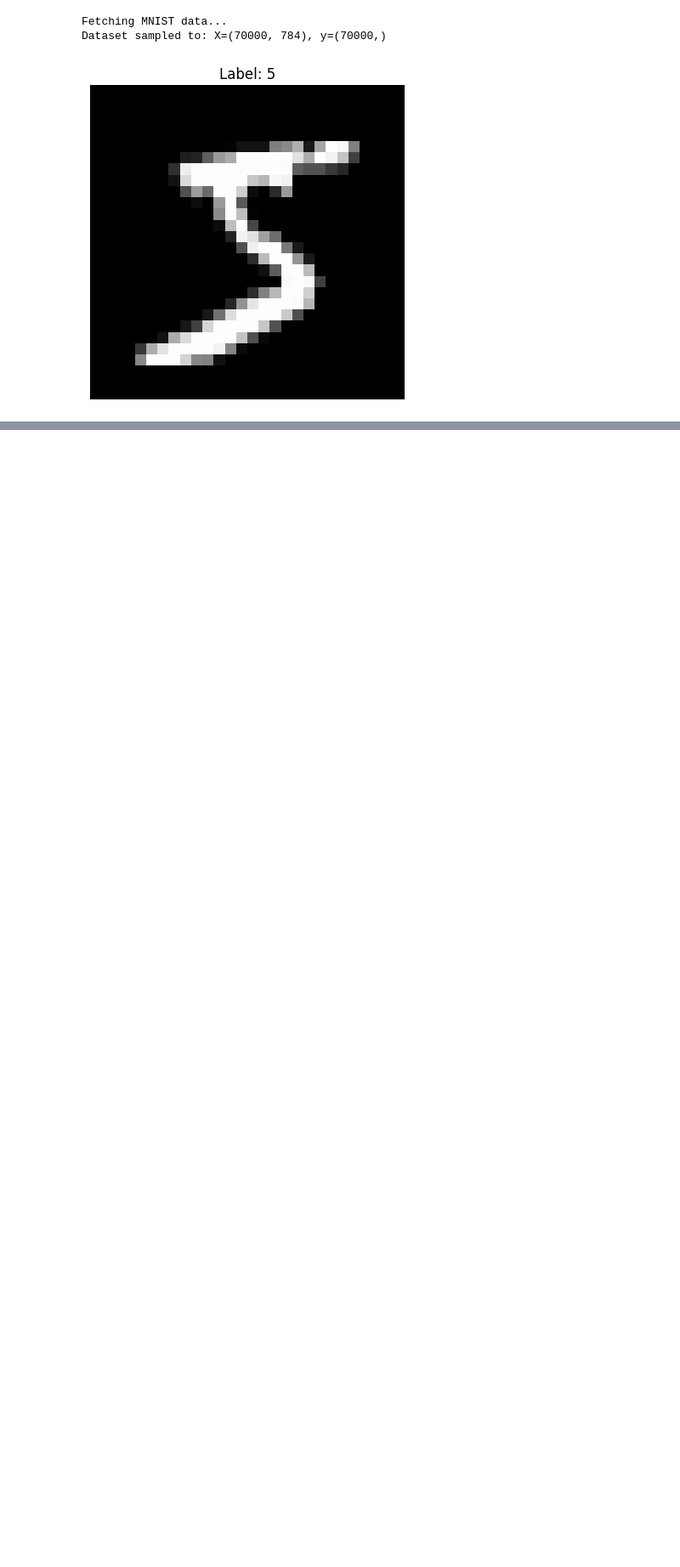
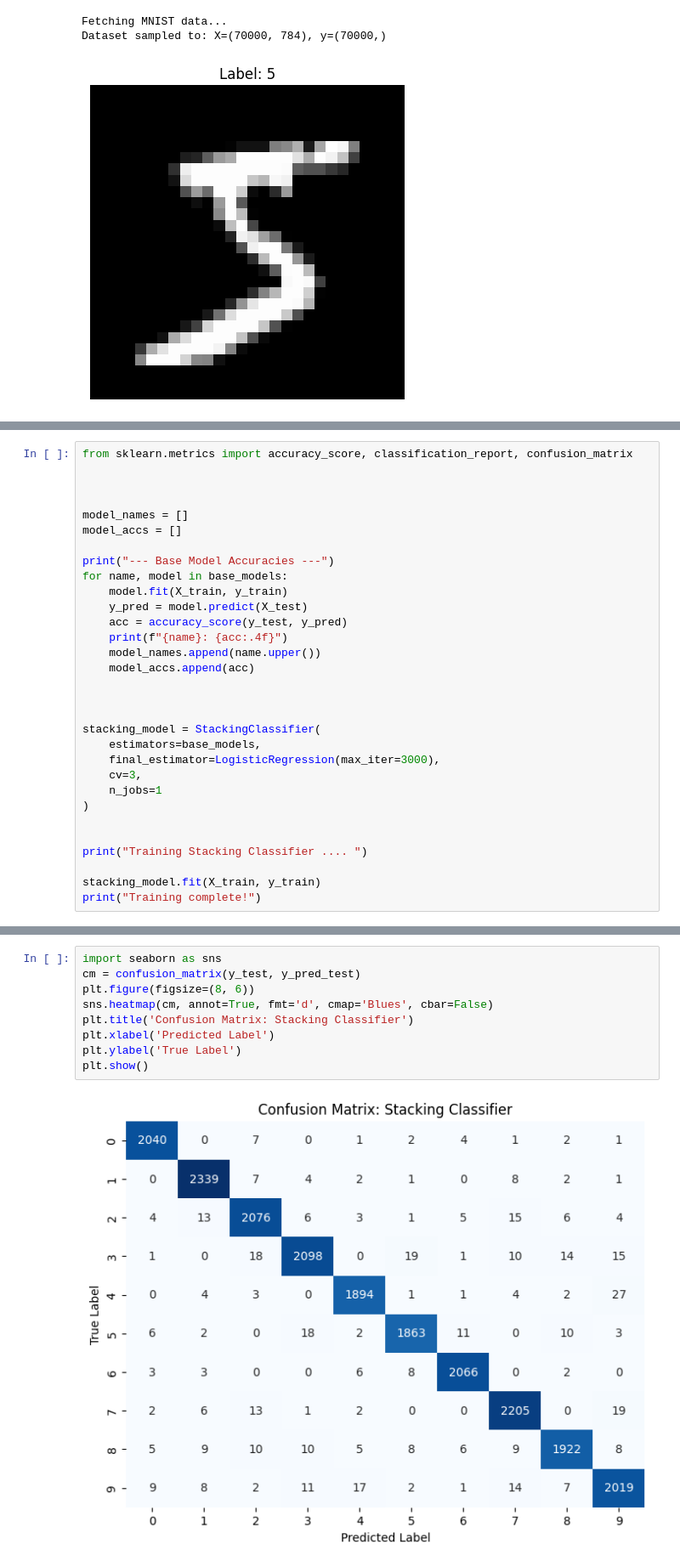
Before and after one commit to Kumarwasim/Machine_learning, a Jupyter notebook: MNIST.ipynb, the cells around one changed output, grey strips where cells are left out. Shown at 85% size. Drawn from its saved outputs; the diff is of its cells as text; blank space fills up the shorter version.

Commit message:
added accuracy for each model

```diff
--- a/MNIST.ipynb
+++ b/MNIST.ipynb
@@ -62,0 +47,31 @@ Training complete!
+# %%
+from sklearn.metrics import accuracy_score, classification_report, confusion_matrix
+
+
+
+model_names = []
+model_accs = []
+
+print("--- Base Model Accuracies ---")
+for name, model in base_models:
+    model.fit(X_train, y_train)
+    y_pred = model.predict(X_test)
+    acc = accuracy_score(y_test, y_pred)
+    print(f"{name}: {acc:.4f}")
+    model_names.append(name.upper())
+    model_accs.append(acc)
+
+
+
+stacking_model = StackingClassifier(
+    estimators=base_models,
+    final_estimator=LogisticRegression(max_iter=3000),
+    cv=3,
+    n_jobs=1
+)
+
+
+print("Training Stacking Classifier .... ")
+
+stacking_model.fit(X_train, y_train)
+print("Training complete!")
@@ -110,3 +118,14 @@ weighted avg       0.98      0.98      0.98     21000
+# %%
+import seaborn as sns
+cm = confusion_matrix(y_test, y_pred_test)
+plt.figure(figsize=(8, 6))
+sns.heatmap(cm, annot=True, fmt='d', cmap='Blues', cbar=False)
+plt.title('Confusion Matrix: Stacking Classifier')
+plt.xlabel('Predicted Label')
+plt.ylabel('True Label')
+plt.show()
+# %% [output]
+[figure, added]
 # %%
 import os
 from PIL import Image, ImageOps
```
Also changed, not shown: parts of 3 cells of this notebook.
